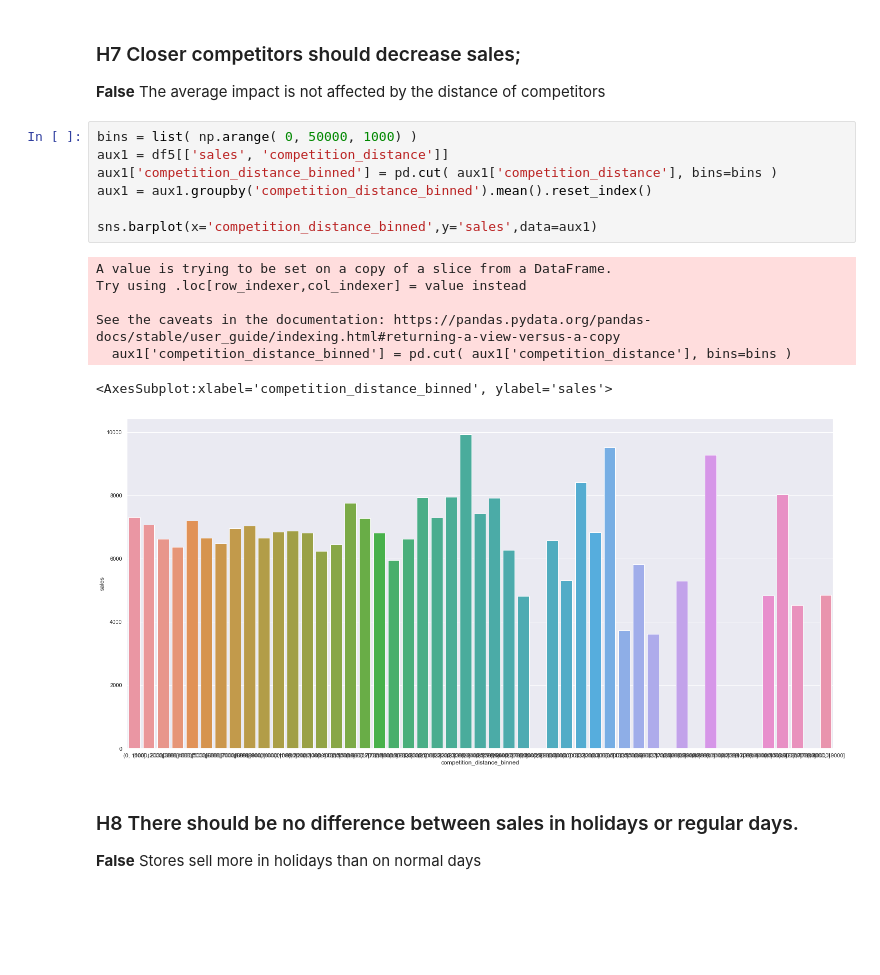
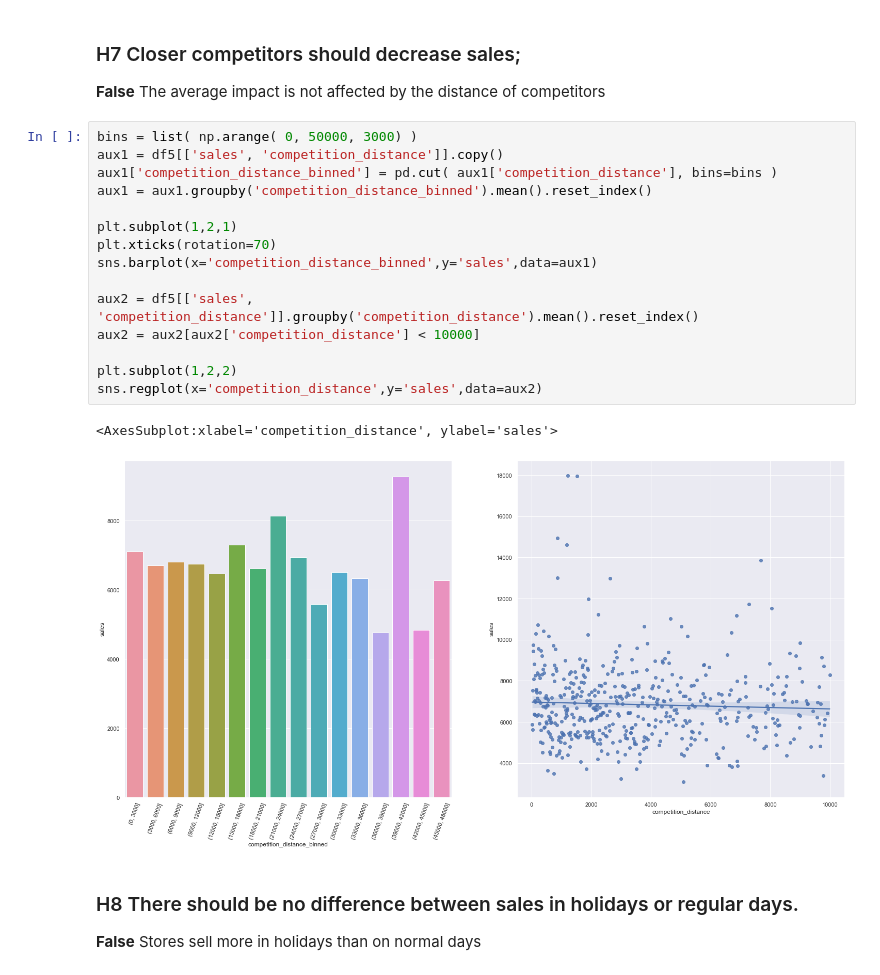
Before and after one commit to rafael-asousa/Sales-Prediction, a Jupyter notebook: notebook/Notebook-Sales-Prediction.ipynb, the cells around one changed output. Drawn from its saved outputs; the diff is of its cells as text; blank space fills up the shorter version.

Commit message:
ended all data analysis

```diff
--- a/notebook/Notebook-Sales-Prediction.ipynb
+++ b/notebook/Notebook-Sales-Prediction.ipynb
@@ -555,20 +568,23 @@ sns.regplot(x='competition_open_since',y='sales',data=aux1)
 ### H7 Closer competitors should decrease sales;
 **False** The average impact is not affected by the distance of competitors
 # %%
-bins = list( np.arange( 0, 50000, 1000) )
-aux1 = df5[['sales', 'competition_distance']]
+bins = list( np.arange( 0, 50000, 3000) )
+aux1 = df5[['sales', 'competition_distance']].copy()
 aux1['competition_distance_binned'] = pd.cut( aux1['competition_distance'], bins=bins )
 aux1 = aux1.groupby('competition_distance_binned').mean().reset_index()
 
+plt.subplot(1,2,1)
+plt.xticks(rotation=70)
 sns.barplot(x='competition_distance_binned',y='sales',data=aux1)
+
+aux2 = df5[['sales', 'competition_distance']].groupby('competition_distance').mean().reset_index()
+aux2 = aux2[aux2['competition_distance'] < 10000]
+
+plt.subplot(1,2,2)
+sns.regplot(x='competition_distance',y='sales',data=aux2)
 # %% [output]
-A value is trying to be set on a copy of a slice from a DataFrame.
-Try using .loc[row_indexer,col_indexer] = value instead
-
-See the caveats in the documentation: https://pandas.pydata.org/pandas-docs/stable/user_guide/indexing.html#returning-a-view-versus-a-copy
-  aux1['competition_distance_binned'] = pd.cut( aux1['competition_distance'], bins=bins )
+<AxesSubplot:xlabel='competition_distance', ylabel='sales'>
-<AxesSubplot:xlabel='competition_distance_binned', ylabel='sales'>
-[figure, old version]
+[figure, new version]
 # %% [markdown]
 ### H8 There should be no difference between sales in holidays or regular days.
 **False** Stores sell more in holidays than on normal days
```
Also changed, not shown: parts of 6 cells of this notebook.
